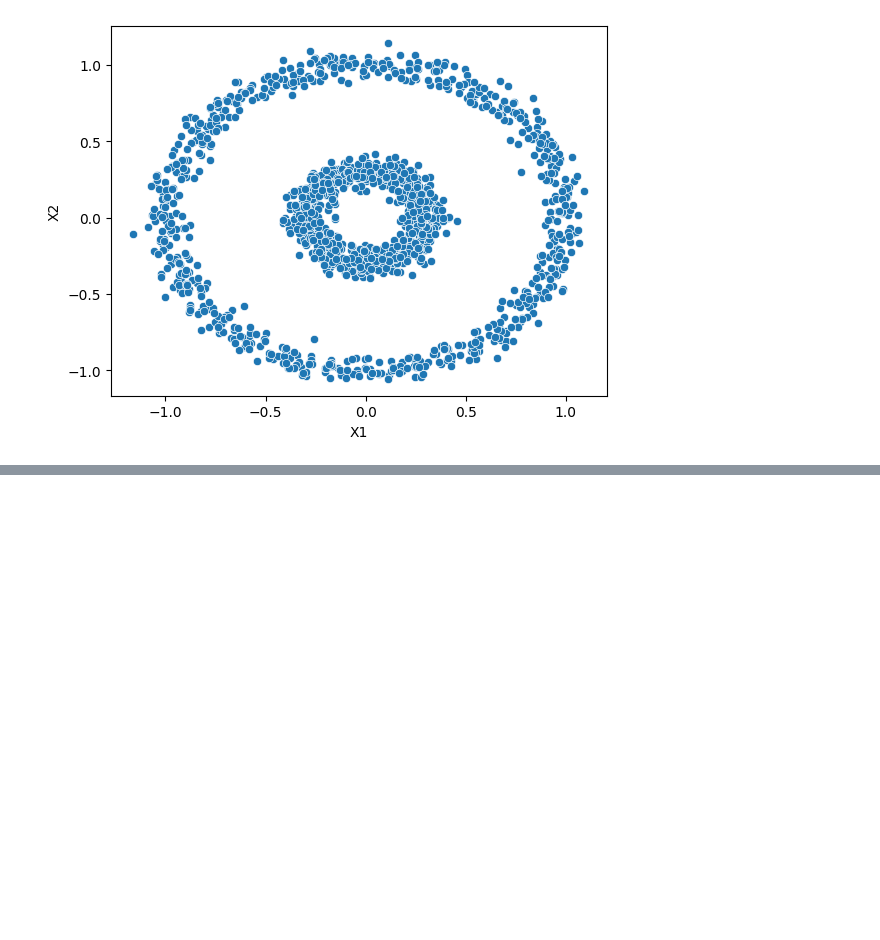
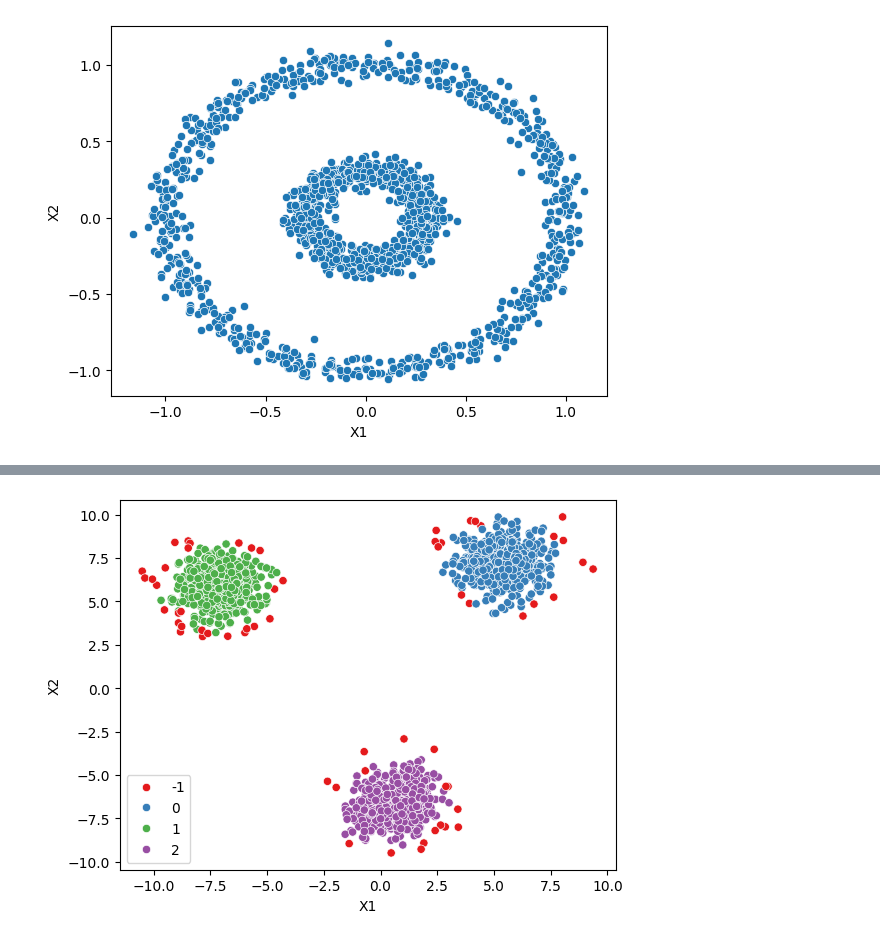
Before and after one commit to anson10/Deep-Learning-Journey, a Jupyter notebook: DBSCAN/DBSCAN-vs-K_Means.ipynb, the cells around one changed output, grey strips where cells are left out. Drawn from its saved outputs; the diff is of its cells as text; code cells hidden in the pictures; blank space fills up the shorter version.

```diff
--- a/DBSCAN/DBSCAN-vs-K_Means.ipynb
+++ b/DBSCAN/DBSCAN-vs-K_Means.ipynb
@@ -56,0 +102,7 @@ sns.scatterplot(data=circles, x='X1', y='X2')
+# %%
+
+model = DBSCAN()
+
+categories(model, blobs)
+# %% [output]
+[figure, added]
```
Also changed, not shown: parts of 8 cells of this notebook.
